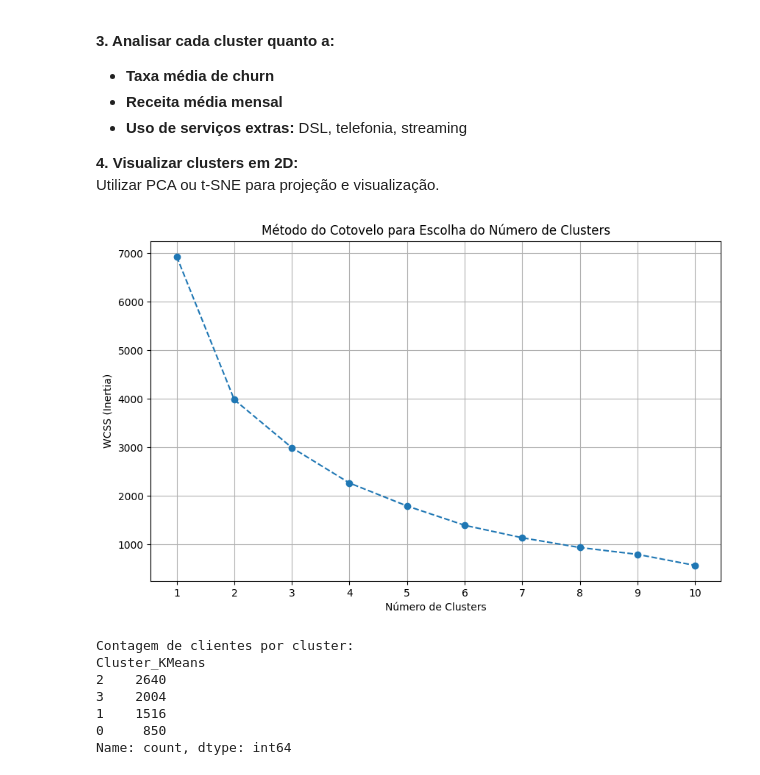
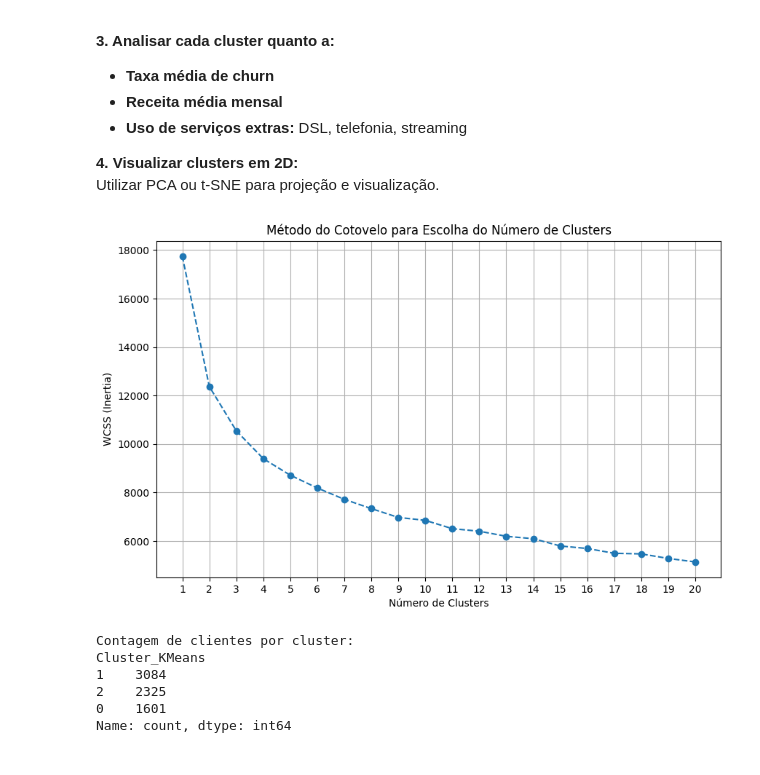
Before and after one commit to diego-albertino/Previsao-Churn, a Jupyter notebook: src/notebook/previsao_de_churn.ipynb, the cells around one changed output. Drawn from its saved outputs; the diff is of its cells as text; code cells hidden in the pictures.

Commit message:
Atualizado cluster para 3

```diff
--- a/src/notebook/previsao_de_churn.ipynb
+++ b/src/notebook/previsao_de_churn.ipynb
@@ -1017,37 +1007,37 @@ Utilizar PCA ou t-SNE para projeção e visualização.
 # %%
 from sklearn.cluster import KMeans
 import matplotlib.pyplot as plt
 import numpy as np
 
 # Seleciona apenas as features para o KMeans (excluindo o target e colunas não numéricas)
 X_cluster = x.select_dtypes(include=np.number)
 
 # Método do Cotovelo (Elbow Method) para encontrar o número ideal de clusters
 wcss = []
-range_clusters = range(1, 11)  # Testar de 1 a 10 clusters
+range_clusters = range(1, 21)  # Testar de 1 a 20 clusters
 
 for i in range_clusters:
     kmeans = KMeans(n_clusters=i, init='k-means++', max_iter=300, n_init=10, random_state=42)
     kmeans.fit(X_cluster)
     wcss.append(kmeans.inertia_)
 
 # Plotar o gráfico do cotovelo
 plt.figure(figsize=(10, 6))
 plt.plot(range_clusters, wcss, marker='o', linestyle='--')
 plt.title('Método do Cotovelo para Escolha do Número de Clusters')
 plt.xlabel('Número de Clusters')
 plt.ylabel('WCSS (Inertia)')
 plt.xticks(range_clusters)
 plt.grid(True)
 plt.show()
 # %% [output]
-[figure, old version]
+[figure, new version]
 # %%
 # Seleciona apenas as features para o KMeans (excluindo o target e colunas não numéricas)
 X_cluster = x.select_dtypes(include=np.number)
 
 # Define o número de clusters
-n_clusters = 4
+n_clusters = 3
 kmeans = KMeans(n_clusters=n_clusters, random_state=42, n_init=10)
 dados['Cluster_KMeans'] = kmeans.fit_predict(X_cluster)
 
@@ -1057,10 +1047,9 @@ print(dados['Cluster_KMeans'].value_counts())
 # %% [output]
 Contagem de clientes por cluster:
 Cluster_KMeans
-2    2640
-3    2004
-1    1516
-0     850
+1    3084
+2    2325
+0    1601
 Name: count, dtype: int64
 # %%
 # Agrupa os dados por cluster e calcula as métricas solicitadas
```
Also changed, not shown: parts of 11 cells of this notebook.
